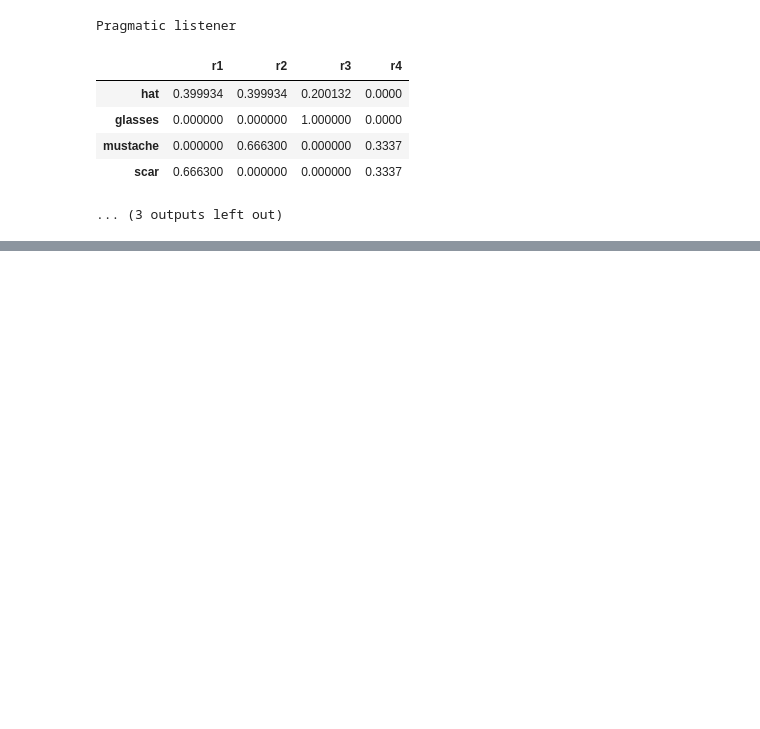
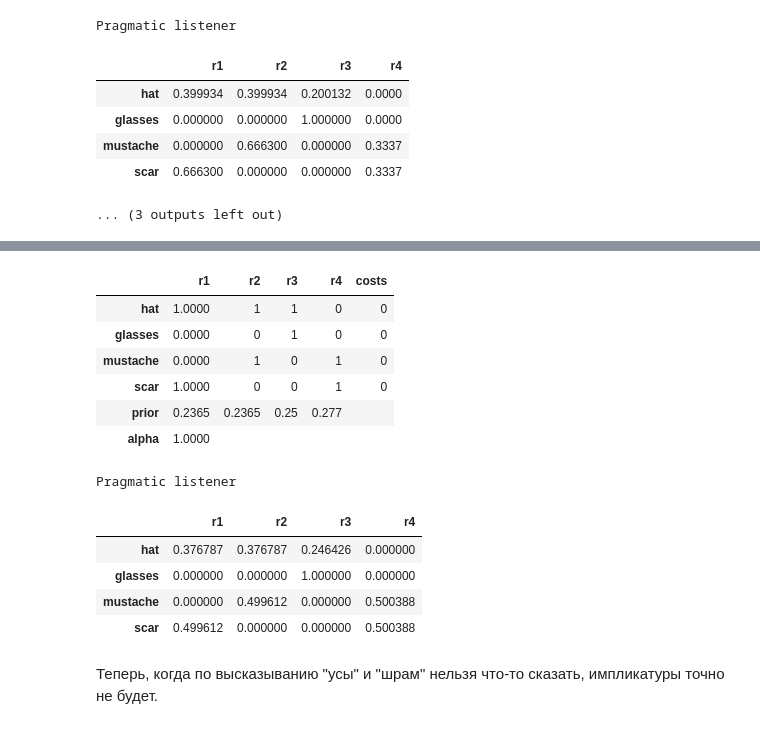
Before and after one commit to arstotrix/semantics_and_whatnot, a Jupyter notebook: task3/RSA_QnA.ipynb, the cells around one changed output, grey strips where cells are left out. Drawn from its saved outputs; the diff is of its cells as text; code cells hidden in the pictures; blank space fills up the shorter version.

```diff
--- a/task3/RSA_QnA.ipynb
+++ b/task3/RSA_QnA.ipynb
@@ -422,0 +429,21 @@ Pragmatic listener
+# %%
+# Играла с параметрами. Проиграла.
+break_mod_4 = RSA(lexicon=lex, prior=[0.2365, 0.2365, 0.25, 0.277], costs=[0.0, 0.0, 0.0, 0.0])
+
+display_game(break_mod_4)
+# %% [output]
+|  | r1 | r2 | r3 | r4 | costs |
+| hat | 1.0000 | 1 | 1 | 0 | 0 |
+| glasses | 0.0000 | 0 | 1 | 0 | 0 |
+| mustache | 0.0000 | 1 | 0 | 1 | 0 |
+| scar | 1.0000 | 0 | 0 | 1 | 0 |
+| prior | 0.2365 | 0.2365 | 0.25 | 0.277 |  |
+| alpha | 1.0000 |  |  |  |  |
+Pragmatic listener
+|  | r1 | r2 | r3 | r4 |
+| hat | 0.376787 | 0.376787 | 0.246426 | 0.000000 |
+| glasses | 0.000000 | 0.000000 | 1.000000 | 0.000000 |
+| mustache | 0.000000 | 0.499612 | 0.000000 | 0.500388 |
+| scar | 0.499612 | 0.000000 | 0.000000 | 0.500388 |
+# %% [markdown]
+Теперь, когда по высказыванию "усы" и "шрам" нельзя что-то сказать, импликатуры точно не будет.
```
Also changed, not shown: parts of 2 cells of this notebook.
